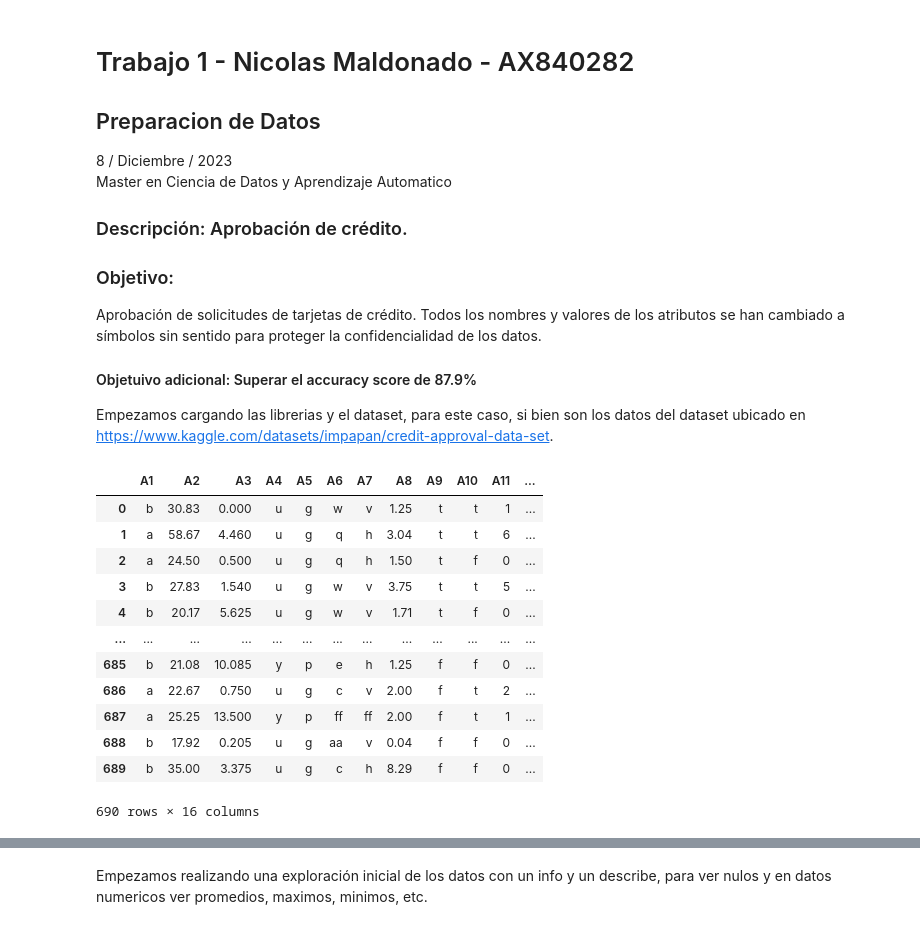
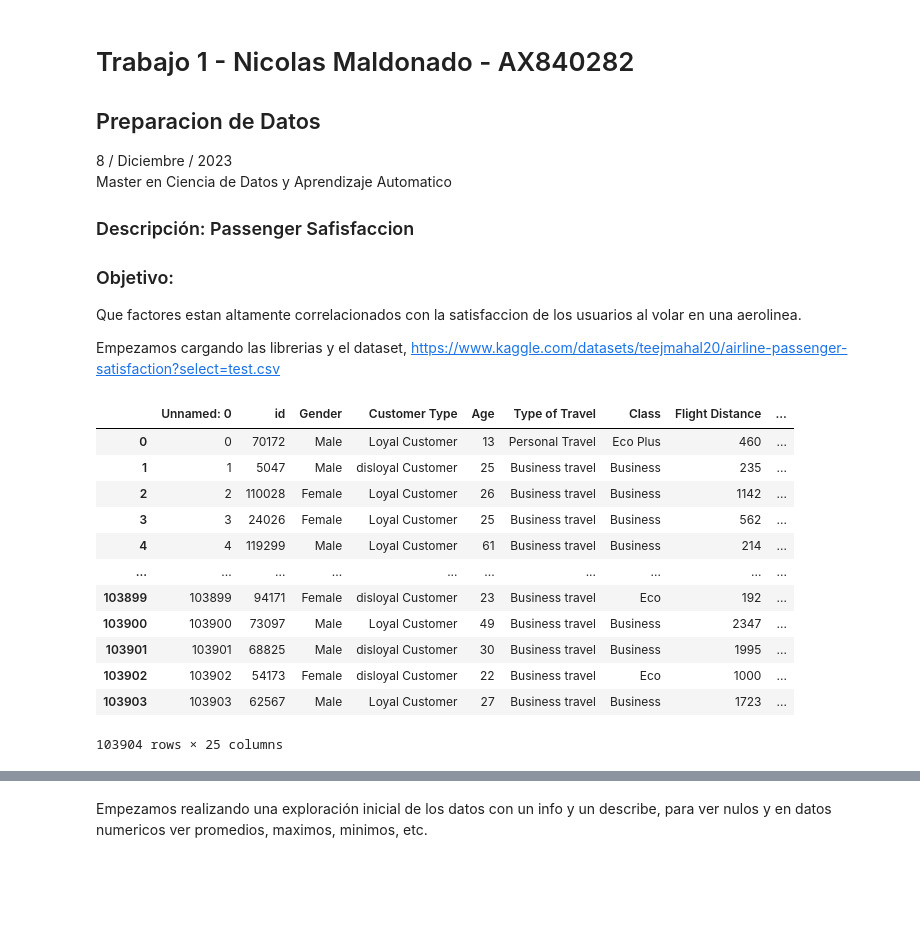
Before and after one commit to nlmaldonadog/PreparacionDeDatos-Trabajo1, a Jupyter notebook: Data_preparation-Nicolas_Maldonado.ipynb, the cells around one changed output, grey strips where cells are left out. Cells and saved outputs as stored; diff of their text form; code cells hidden in the pictures; blank space fills up the shorter version.

Commit message:
:sparkles: Cambio de proyecto, Airplane satisfaction

```diff
--- a/Data_preparation-Nicolas_Maldonado.ipynb
+++ b/Data_preparation-Nicolas_Maldonado.ipynb
@@ -4,13 +4,12 @@
 8 / Diciembre / 2023<br>
 Master en Ciencia de Datos y Aprendizaje Automatico
 
-### Descripción: Aprobación de crédito.
+### Descripción: Passenger Safisfaccion
 
 ### Objetivo:
-Aprobación de solicitudes de tarjetas de crédito. Todos los nombres y valores de los atributos se han cambiado a símbolos sin sentido para proteger la confidencialidad de los datos.
-#### Objetuivo adicional: Superar el accuracy score de 87.9%
+Que factores estan altamente correlacionados con la satisfaccion de los usuarios al volar en una aerolinea.
 
-Empezamos cargando las librerias y el dataset, para este caso, si bien son los datos del dataset ubicado en https://www.kaggle.com/datasets/impapan/credit-approval-data-set.
+Empezamos cargando las librerias y el dataset, https://www.kaggle.com/datasets/teejmahal20/airline-passenger-satisfaction?select=test.csv
 # %%
 import matplotlib.pyplot as plt
 from sklearn.model_selection import cross_val_score
@@ -22,19 +21,19 @@ import sklearn
 import pandas as pd
 import numpy as np
 # %%
-df =  pd.read_csv('credit_approval.csv')
+df =  pd.read_csv('Datasets/Airplane Satisfaction/train.csv')
 df
 # %% [output]
-|  | A1 | A2 | A3 | A4 | A5 | A6 | A7 | A8 | A9 | A10 | A11 | ... |
-| 0 | b | 30.83 | 0.000 | u | g | w | v | 1.25 | t | t | 1 | ... |
-| 1 | a | 58.67 | 4.460 | u | g | q | h | 3.04 | t | t | 6 | ... |
-| 2 | a | 24.50 | 0.500 | u | g | q | h | 1.50 | t | f | 0 | ... |
-| 3 | b | 27.83 | 1.540 | u | g | w | v | 3.75 | t | t | 5 | ... |
-| 4 | b | 20.17 | 5.625 | u | g | w | v | 1.71 | t | f | 0 | ... |
-| ... | ... | ... | ... | ... | ... | ... | ... | ... | ... | ... | ... | ... |
-| 685 | b | 21.08 | 10.085 | y | p | e | h | 1.25 | f | f | 0 | ... |
-| 686 | a | 22.67 | 0.750 | u | g | c | v | 2.00 | f | t | 2 | ... |
-| 687 | a | 25.25 | 13.500 | y | p | ff | ff | 2.00 | f | t | 1 | ... |
-| 688 | b | 17.92 | 0.205 | u | g | aa | v | 0.04 | f | f | 0 | ... |
-| 689 | b | 35.00 | 3.375 | u | g | c | h | 8.29 | f | f | 0 | ... |
+|  | Unnamed: 0 | id | Gender | Customer Type | Age | Type of Travel | Class | Flight Distance | ... |
+| 0 | 0 | 70172 | Male | Loyal Customer | 13 | Personal Travel | Eco Plus | 460 | ... |
+| 1 | 1 | 5047 | Male | disloyal Customer | 25 | Business travel | Business | 235 | ... |
+| 2 | 2 | 110028 | Female | Loyal Customer | 26 | Business travel | Business | 1142 | ... |
+| 3 | 3 | 24026 | Female | Loyal Customer | 25 | Business travel | Business | 562 | ... |
+| 4 | 4 | 119299 | Male | Loyal Customer | 61 | Business travel | Business | 214 | ... |
+| ... | ... | ... | ... | ... | ... | ... | ... | ... | ... |
+| 103899 | 103899 | 94171 | Female | disloyal Customer | 23 | Business travel | Eco | 192 | ... |
+| 103900 | 103900 | 73097 | Male | Loyal Customer | 49 | Business travel | Business | 2347 | ... |
+| 103901 | 103901 | 68825 | Male | disloyal Customer | 30 | Business travel | Business | 1995 | ... |
+| 103902 | 103902 | 54173 | Female | disloyal Customer | 22 | Business travel | Eco | 1000 | ... |
+| 103903 | 103903 | 62567 | Male | Loyal Customer | 27 | Business travel | Business | 1723 | ... |
-690 rows × 16 columns
+103904 rows × 25 columns
```
Also changed, not shown: parts of 37 cells of this notebook, 6 other files.
